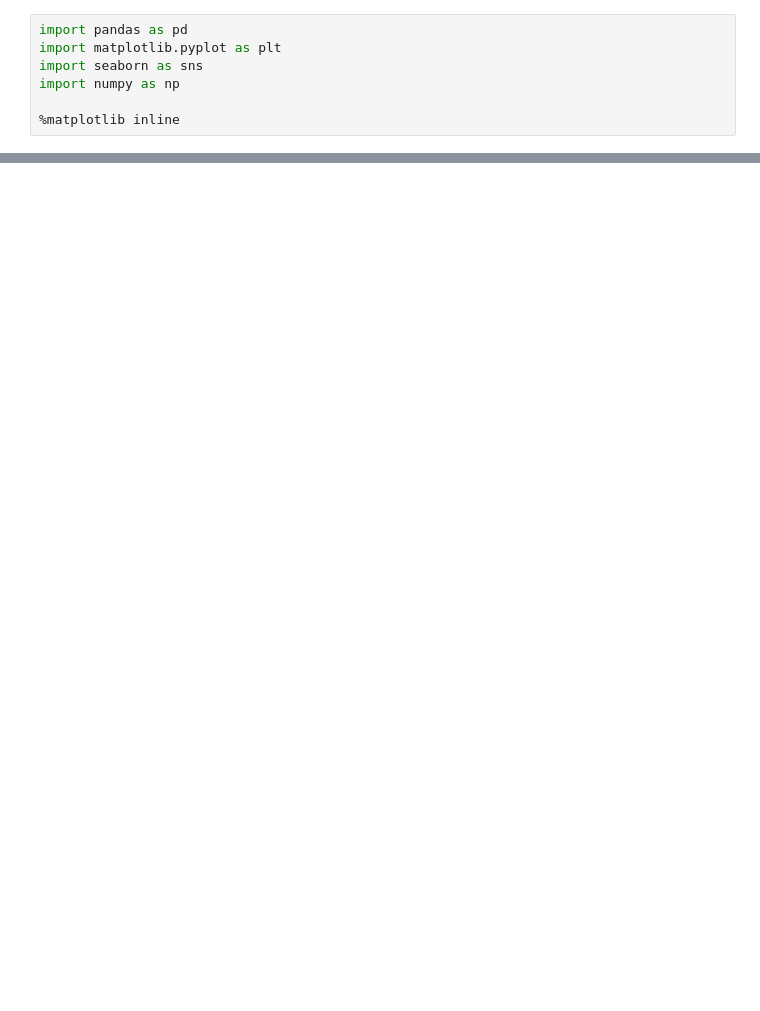
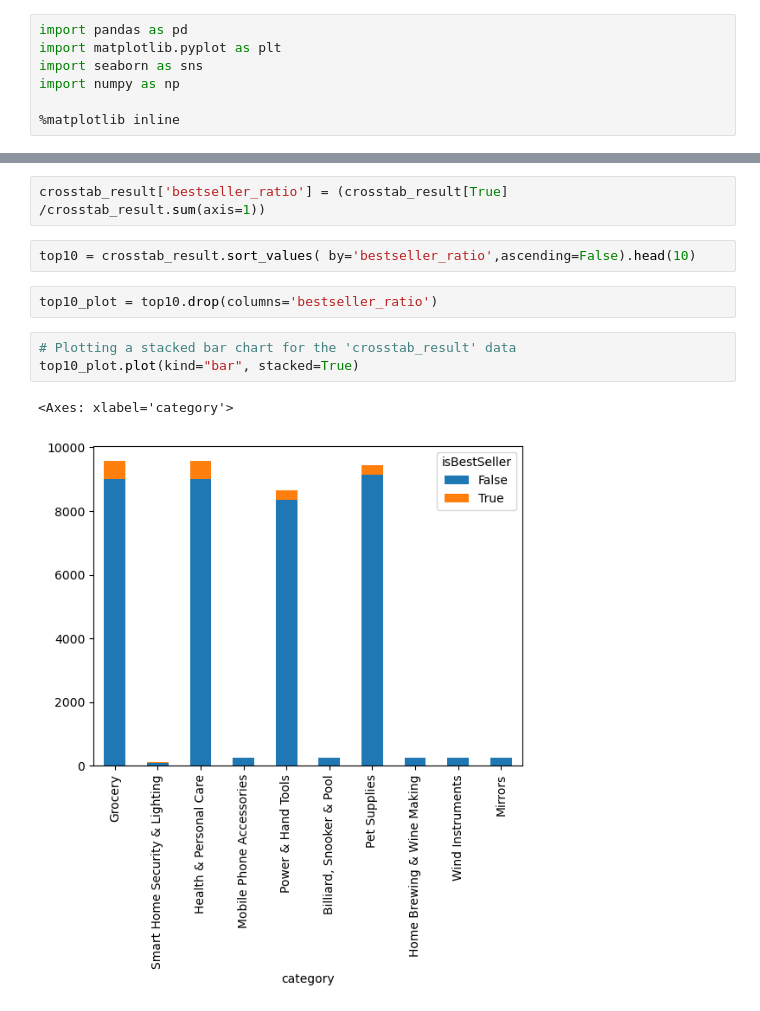
Before and after one commit to winifredpaul/lab-eda-bivariate, a Jupyter notebook: lab-eda-bivariate.ipynb, the cells around one changed output, grey strips where cells are left out. Drawn from its saved outputs; the diff is of its cells as text; blank space fills up the shorter version.

```diff
--- a/lab-eda-bivariate.ipynb
+++ b/lab-eda-bivariate.ipynb
@@ -9,0 +133,12 @@ df = pd.read_csv(
+# %%
+crosstab_result['bestseller_ratio'] = (crosstab_result[True] /crosstab_result.sum(axis=1))
+# %%
+top10 = crosstab_result.sort_values( by='bestseller_ratio',ascending=False).head(10)
+# %%
+top10_plot = top10.drop(columns='bestseller_ratio')
+# %%
+# Plotting a stacked bar chart for the 'crosstab_result' data
+top10_plot.plot(kind="bar", stacked=True)
+# %% [output]
+<Axes: xlabel='category'>
+[figure, added]
```
Also changed, not shown: parts of 34 cells of this notebook.
